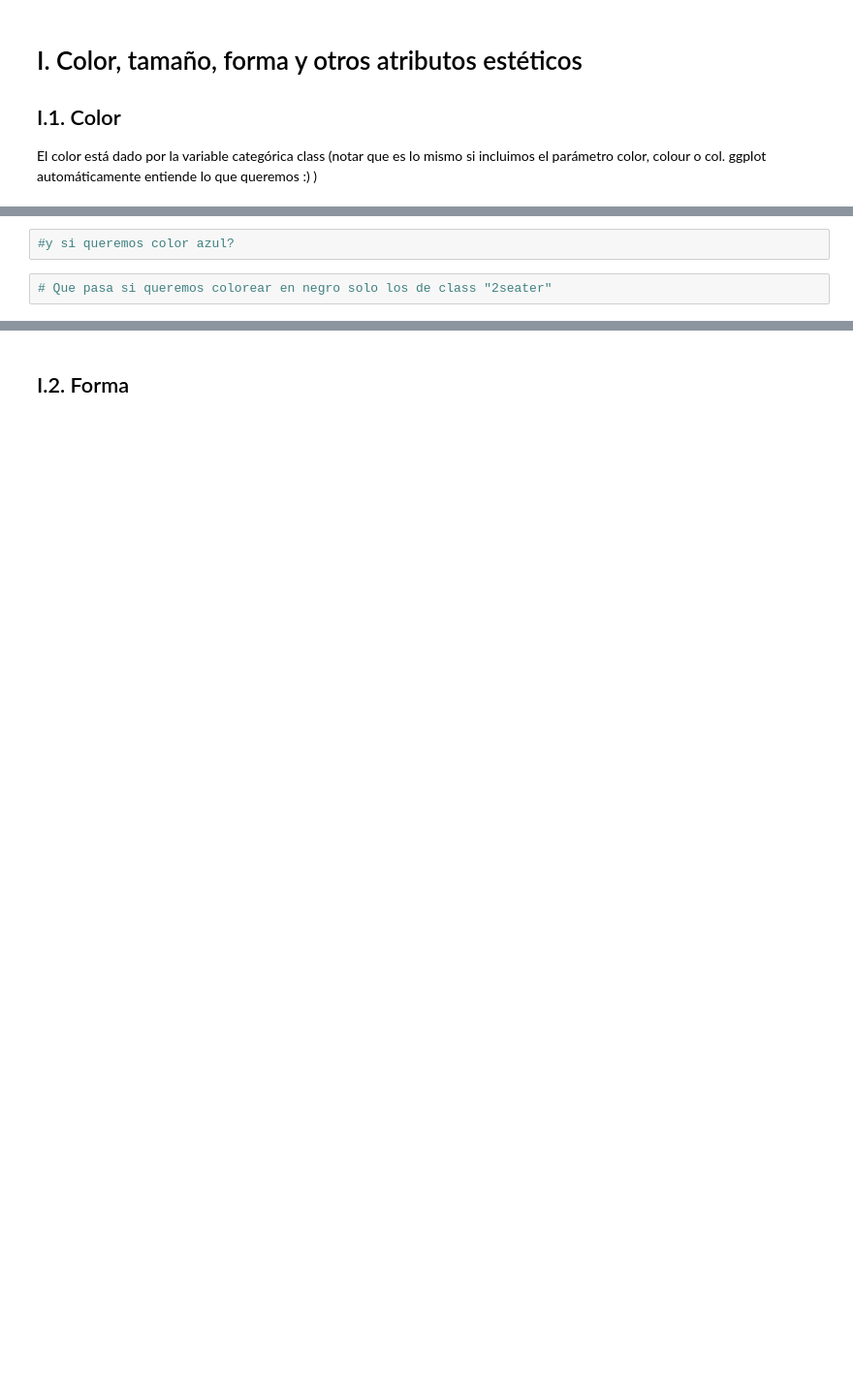
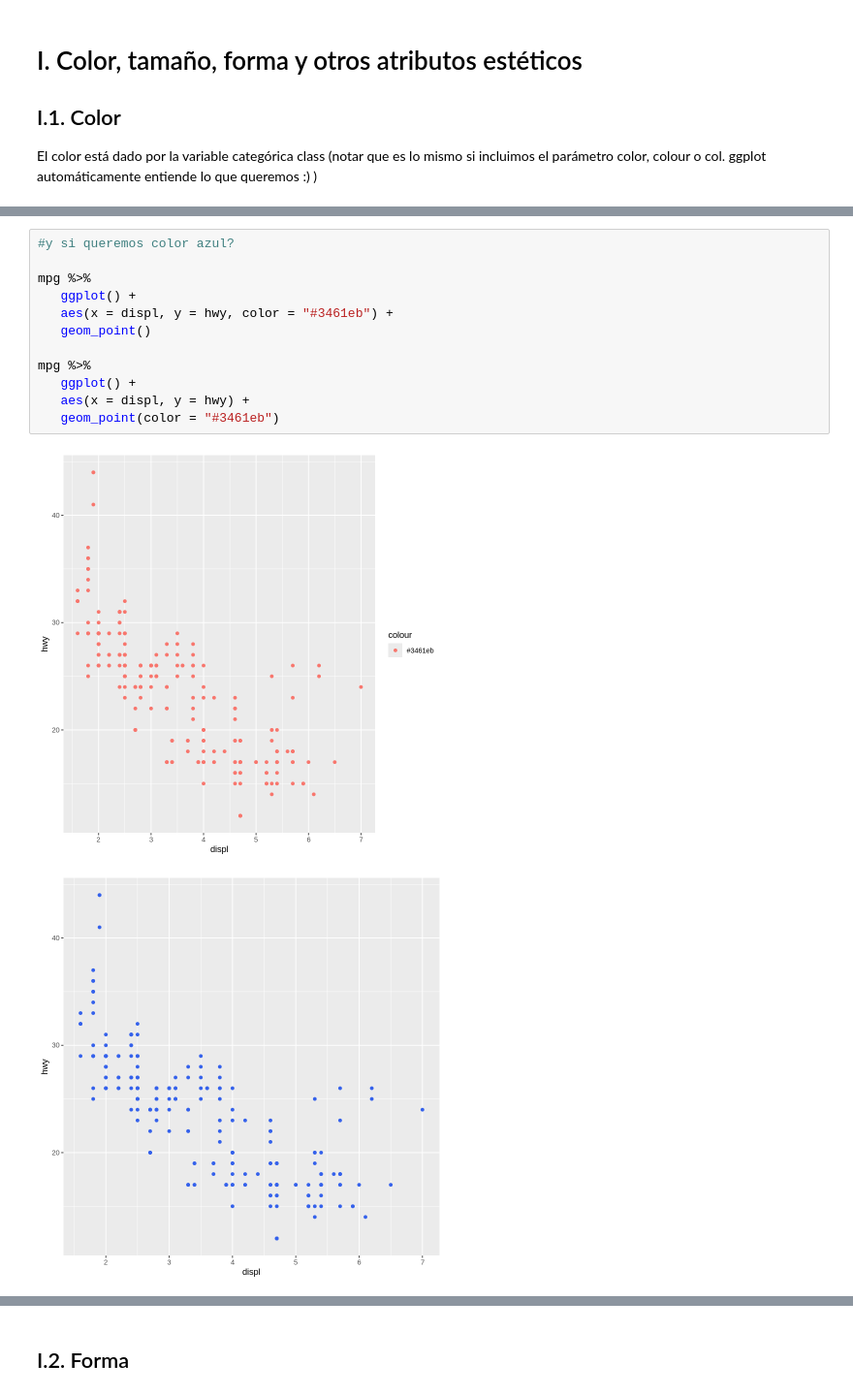
Before and after one commit to majorquev/DBDC_202406_Programacion_en_R_para_ciencia_de_datos, a Jupyter notebook: Clases/C4/02_Visualizaciones_ggplot.ipynb, the cells around one changed output, grey strips where cells are left out. Shown at 97% size. Saved outputs shown, nothing was run; the diff lists cells and outputs as text; blank space fills up the shorter version.

```diff
--- a/Clases/C4/02_Visualizaciones_ggplot.ipynb
+++ b/Clases/C4/02_Visualizaciones_ggplot.ipynb
@@ -91,4 +99,15 @@ El color está dado por la variable categórica class (notar que es lo mismo si
-# %%
-#y si queremos color azul?
-# %%
-# Que pasa si queremos colorear en negro solo los de class "2seater"
+# %%
+#y si queremos color azul?
+
+mpg %>%
+   ggplot() +
+   aes(x = displ, y = hwy, color = "#3461eb") +
+   geom_point()
+
+mpg %>%
+   ggplot() +
+   aes(x = displ, y = hwy) +
+   geom_point(color = "#3461eb")
+# %% [output]
+[figure, added]
+[figure, added]
```
Also changed, not shown: parts of 49 cells of this notebook.
